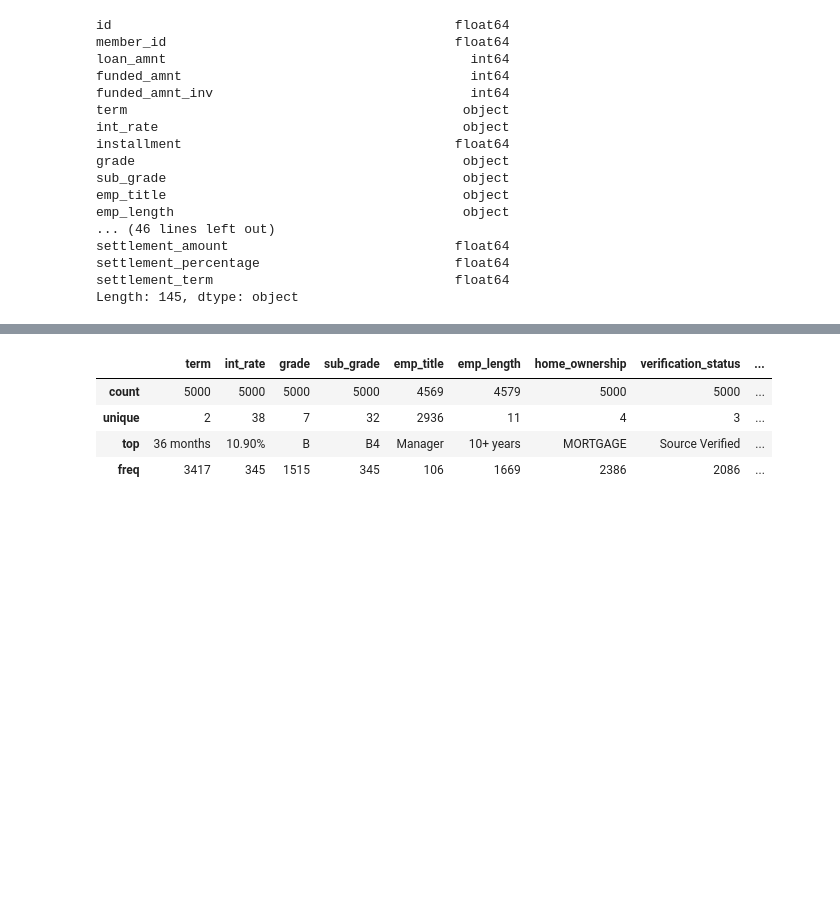
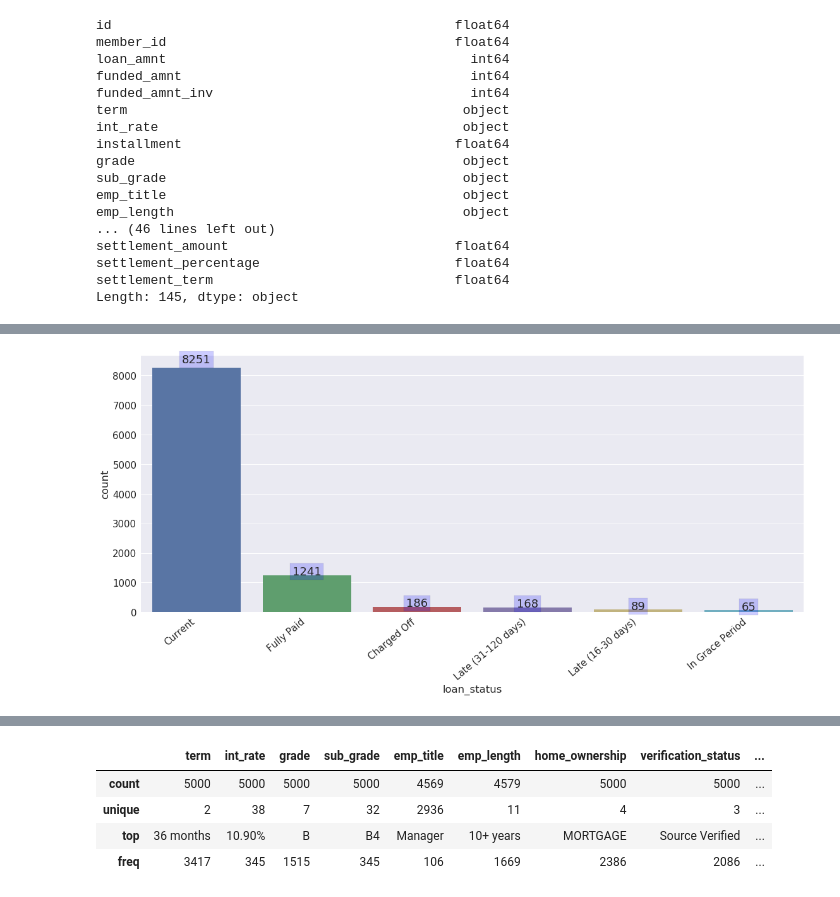
Before and after one commit to harrinac/lending_club_analysis, a Jupyter notebook: Lending Club Analyis.ipynb, the cells around one changed output, grey strips where cells are left out. Cells and saved outputs as stored; diff of their text form; code cells hidden in the pictures; blank space fills up the shorter version.

Commit message:
Add files via upload
added some additional visualizations

```diff
--- a/Lending Club Analyis.ipynb
+++ b/Lending Club Analyis.ipynb
@@ -177,6 +174,5 @@ dtype: float64
 # %%
-df = df.drop(['zip_code', 'addr_state', 'url', 'desc', 'policy_code', 'last_pymnt_d', 'emp_title', 'next_pymnt_d'], axis=1)
-df = df.drop(['sub_grade', 'funded_amnt', 'funded_amnt_inv', ], axis=1)
-df = df.loc[:, df.isnull().sum() < 0.99*df.shape[0]]
+df = df.drop(['url', 'policy_code', 'last_pymnt_d', 'next_pymnt_d'], axis=1)
+df = df.drop(['funded_amnt', 'funded_amnt_inv', ], axis=1)
 # %%
 df.shape
@@ -185,0 +198,23 @@ df.shape
+# %%
+sns.set(font_scale=1.5)
+fig = plt.gcf()
+fig.set_size_inches( 16, 8)
+
+
+ax = sns.countplot(x="loan_status", data=df)
+ax.set_xticklabels(ax.get_xticklabels(), rotation=40, ha="right")
+
+#
+plt.tight_layout()
+#plt.show()
+
+#?ax.text
+vals = df["loan_status"].value_counts()
+for idx, p in enumerate(ax.patches):
+    height = p.get_height()
+    ax.text(p.get_x()+p.get_width()/2.,
+            height + height*.02,
+            vals[idx], bbox=dict(facecolor='blue', alpha=0.2),
+            ha="center")
+# %% [output]
+[figure, added]
```
Also changed, not shown: parts of 20 cells of this notebook.
